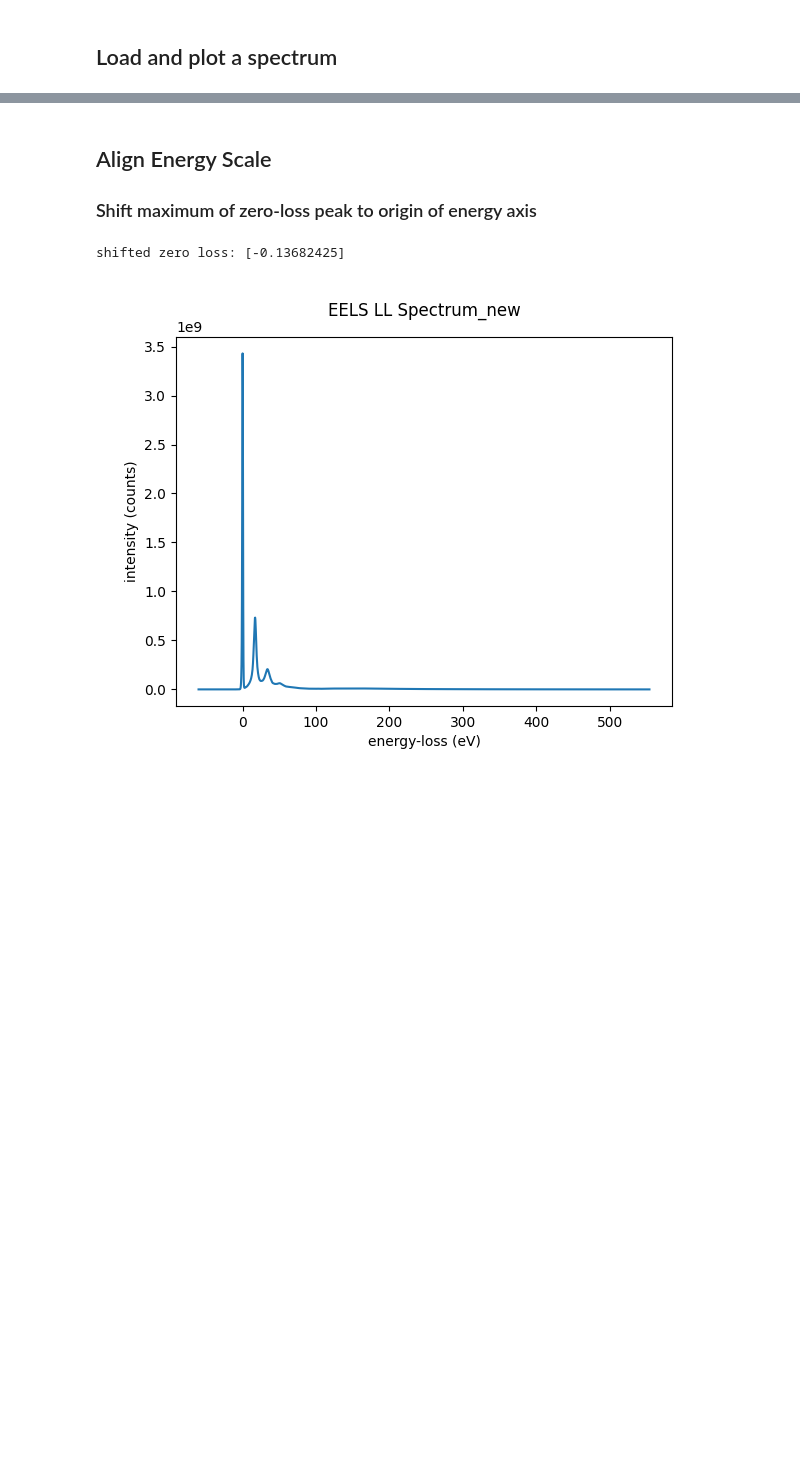
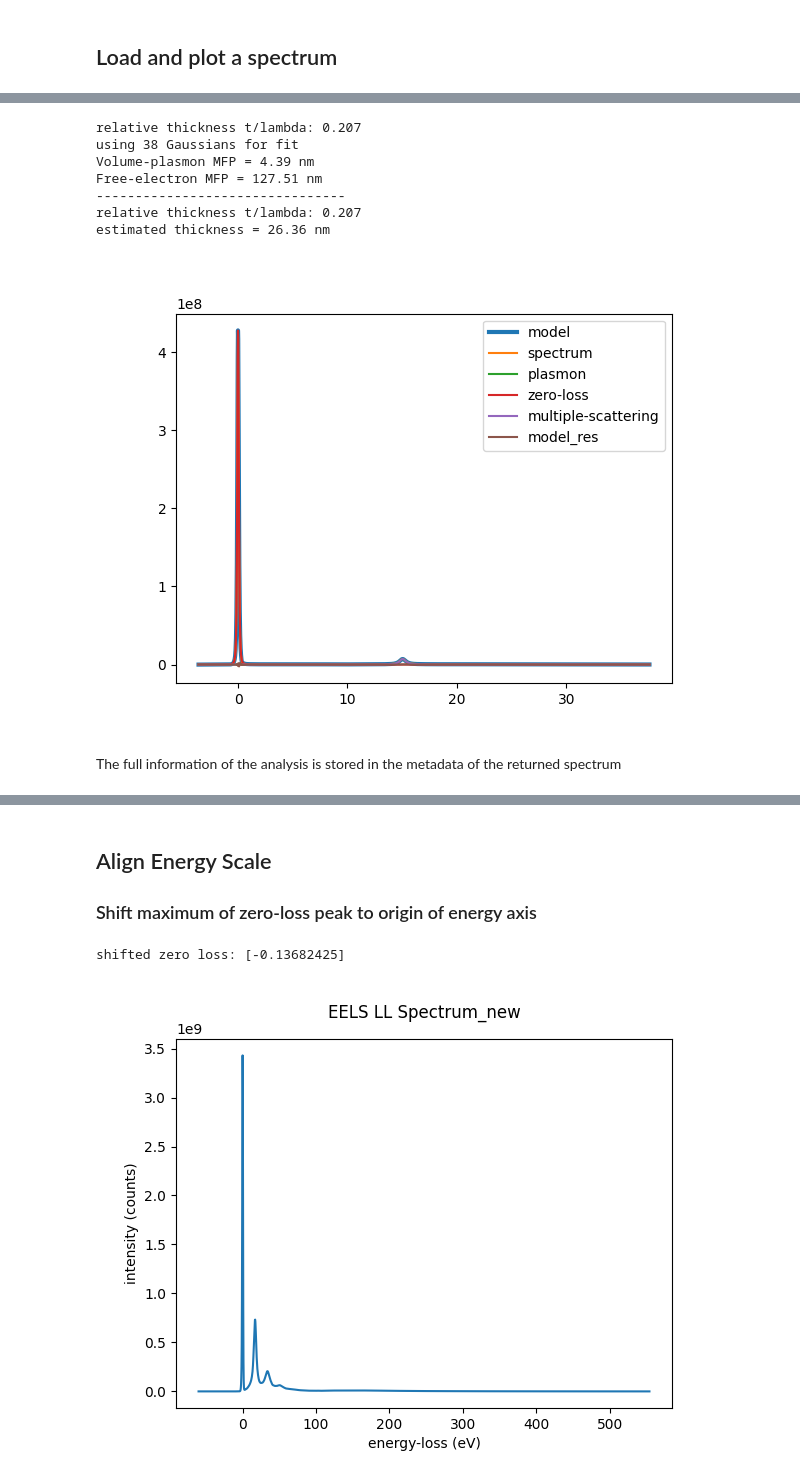
Before and after one commit to pycroscopy/pyTEMlib, a Jupyter notebook: notebooks/Spectroscopy/S1-Analyse_LowLoss_EELS.ipynb, the cells around one changed output, grey strips where cells are left out. Cells and saved outputs as stored; diff of their text form; code cells hidden in the pictures; blank space fills up the shorter version.

Commit message:
low-loss analysis

```diff
--- a/notebooks/Spectroscopy/S1-Analyse_LowLoss_EELS.ipynb
+++ b/notebooks/Spectroscopy/S1-Analyse_LowLoss_EELS.ipynb
@@ -126,0 +134,28 @@ filename : c:\Users\gduscher\OneDrive - University of Tennessee\2026 Experiments
+# %%
+analyzed_spectrum = pyTEMlib.eels_tools.analyse_low_loss(spectrum, gmm=True, verbose=True)
+#v = analyzed_spectrum.plot()
+energy_scale  = analyzed_spectrum.energy_loss
+plasmon = analyzed_spectrum.metadata['plasmon']['array']
+zero_loss = analyzed_spectrum.metadata['zero_loss']['array']
+multiple_scattering = analyzed_spectrum.metadata['plasmon']['multiple_scattering_array']
+model = zero_loss + multiple_scattering + analyzed_spectrum.metadata['gmm']['model']
+plt.figure()
+plt.plot(energy_scale, model, label='model',lw=3)
+plt.plot(energy_scale, analyzed_spectrum, label='spectrum')
+plt.plot(energy_scale, plasmon, label='plasmon')
+plt.plot(energy_scale, zero_loss, label='zero-loss')
+plt.plot(energy_scale, multiple_scattering, label='multiple-scattering')
+# plt.plot(energy_scale, analyzed_spectrum - (zero_loss+multiple_scattering), label='residual')
+plt.plot(energy_scale, analyzed_spectrum-model, label='model_res')
+plt.legend();
+# %% [output]
+relative thickness t/lambda: 0.207
+using 38 Gaussians for fit
+Volume-plasmon MFP = 4.39 nm
+Free-electron MFP = 127.51 nm
+--------------------------------
+relative thickness t/lambda: 0.207
+estimated thickness = 26.36 nm
+[figure, added]
+# %% [markdown]
+The full information of the analysis is stored in the metadata of the returned spectrum
```
Also changed, not shown: parts of 7 cells of this notebook, 3 other files.
